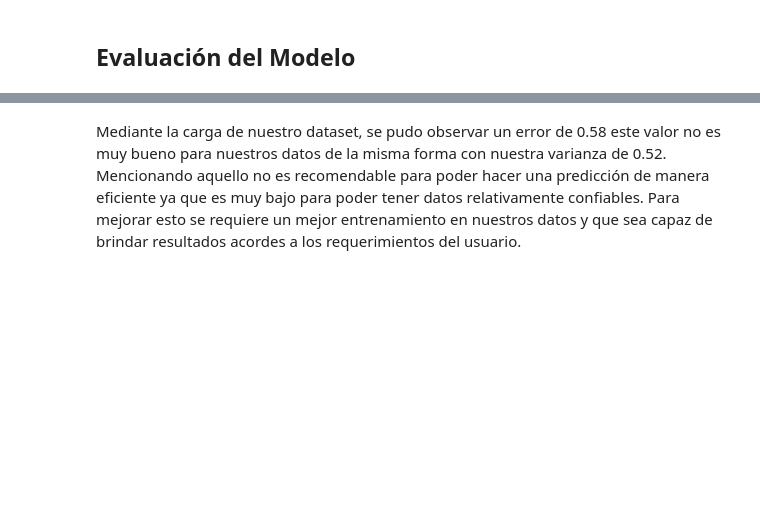
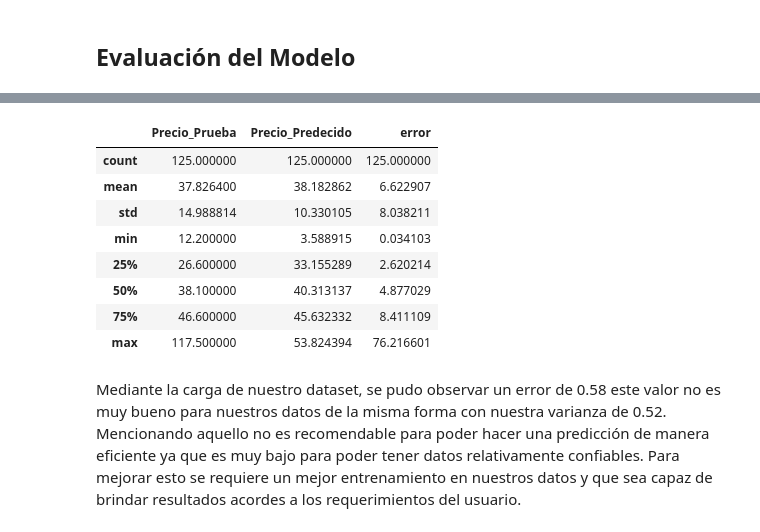
Before and after one commit to JoanC07/Regresion_Lineal, a Jupyter notebook: [NRC_6278]JoanCevallos_Lab3.ipynb, the cells around one changed output, grey strips where cells are left out. Drawn from its saved outputs; the diff is of its cells as text; code cells hidden in the pictures; blank space fills up the shorter version.

```diff
--- a/[NRC_6278]JoanCevallos_Lab3.ipynb
+++ b/[NRC_6278]JoanCevallos_Lab3.ipynb
@@ -334,2 +334,15 @@ Real_data
+# %%
+#Estadistica general de los datos analizados
+Real_data.describe()
+# %% [output]
+|  | Precio_Prueba | Precio_Predecido | error |
+| count | 125.000000 | 125.000000 | 125.000000 |
+| mean | 37.826400 | 38.182862 | 6.622907 |
+| std | 14.988814 | 10.330105 | 8.038211 |
+| min | 12.200000 | 3.588915 | 0.034103 |
+| 25% | 26.600000 | 33.155289 | 2.620214 |
+| 50% | 38.100000 | 40.313137 | 4.877029 |
+| 75% | 46.600000 | 45.632332 | 8.411109 |
+| max | 117.500000 | 53.824394 | 76.216601 |
 # %% [markdown]
 Mediante la carga de nuestro dataset, se pudo observar un error de 0.58 este valor no es muy bueno para nuestros datos de la misma forma con nuestra varianza de 0.52. Mencionando aquello no es recomendable para poder hacer una predicción de manera eficiente ya que es muy bajo para poder tener datos relativamente confiables. Para mejorar esto se requiere un mejor entrenamiento en nuestros datos y que sea capaz de brindar resultados acordes a los requerimientos del usuario.
```
Also changed, not shown: parts of 30 cells of this notebook.
